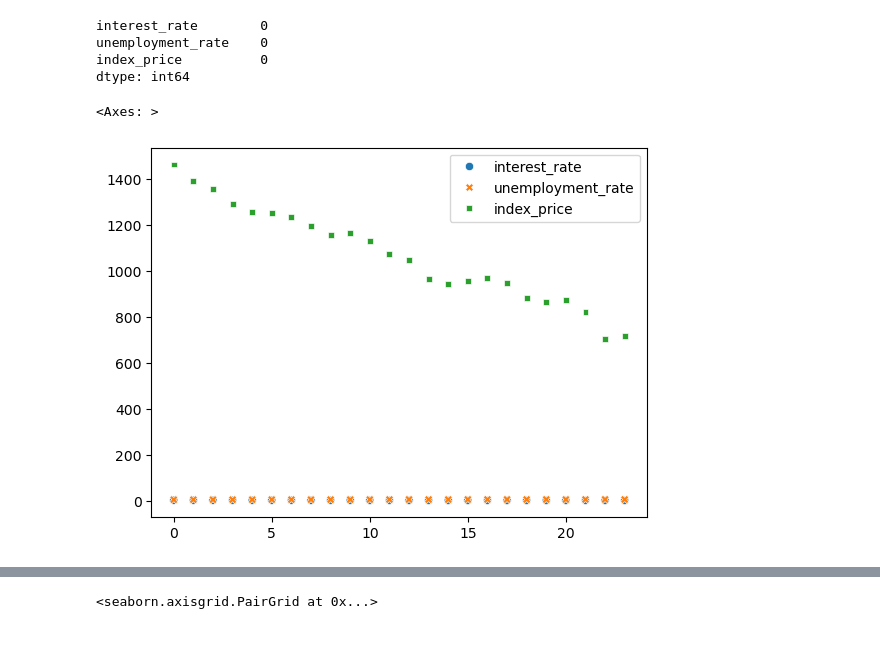
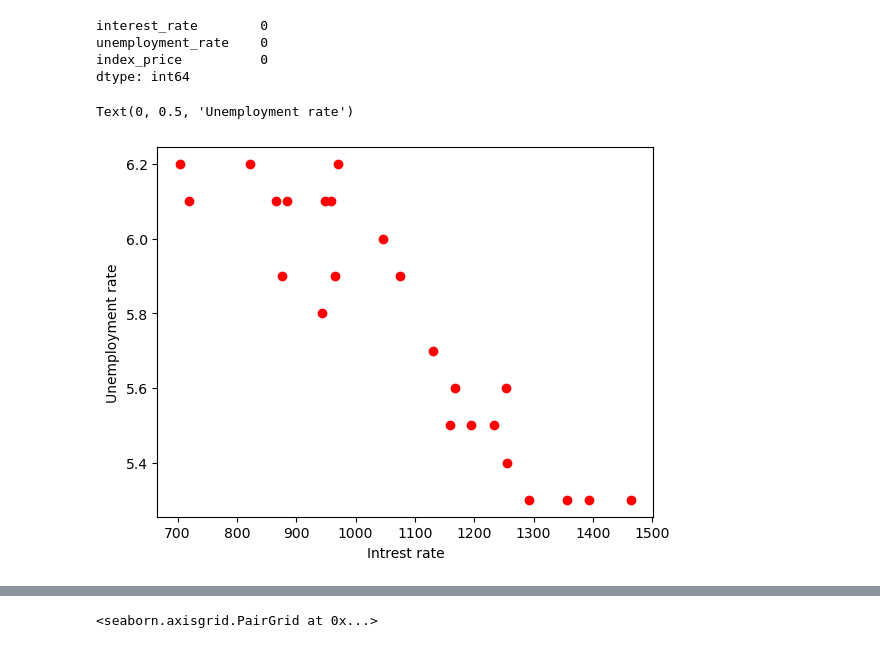
Before and after one commit to ankit-yadav9834/ML-playground-, a Jupyter notebook: Regression/multiple_reg.ipynb, the cells around one changed output, grey strips where cells are left out. Cells and saved outputs as stored; diff of their text form; code cells hidden in the pictures.

```diff
--- a/Regression/multiple_reg.ipynb
+++ b/Regression/multiple_reg.ipynb
@@ -34,7 +34,9 @@ unemployment_rate    0
 index_price          0
 dtype: int64
 # %%
-sns.scatterplot(df)
+plt.scatter(df['index_price'], df['unemployment_rate'], color= 'r' )
+plt.xlabel('Intrest rate')
+plt.ylabel('Unemployment rate')
 # %% [output]
-<Axes: >
+Text(0, 0.5, 'Unemployment rate')
-[figure, old version]
+[figure, new version]
```
Also changed, not shown: parts of 23 cells of this notebook, 3 other files.
